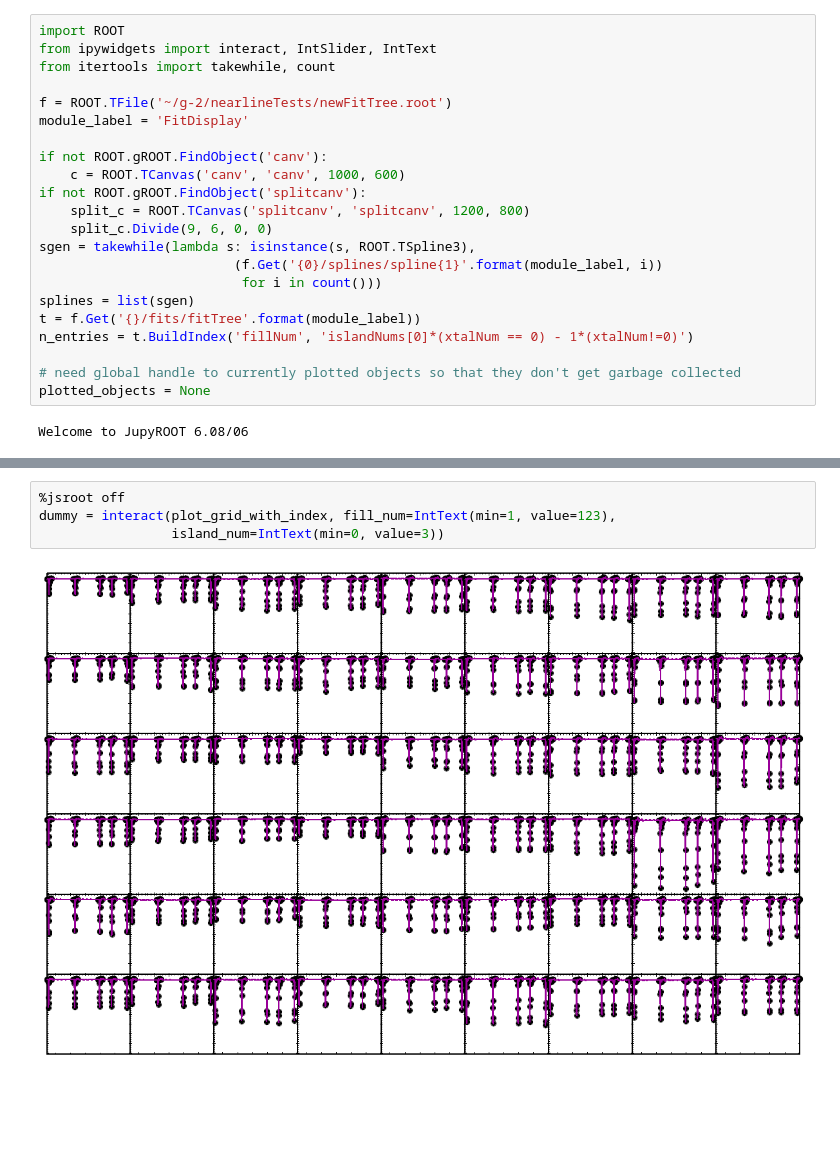
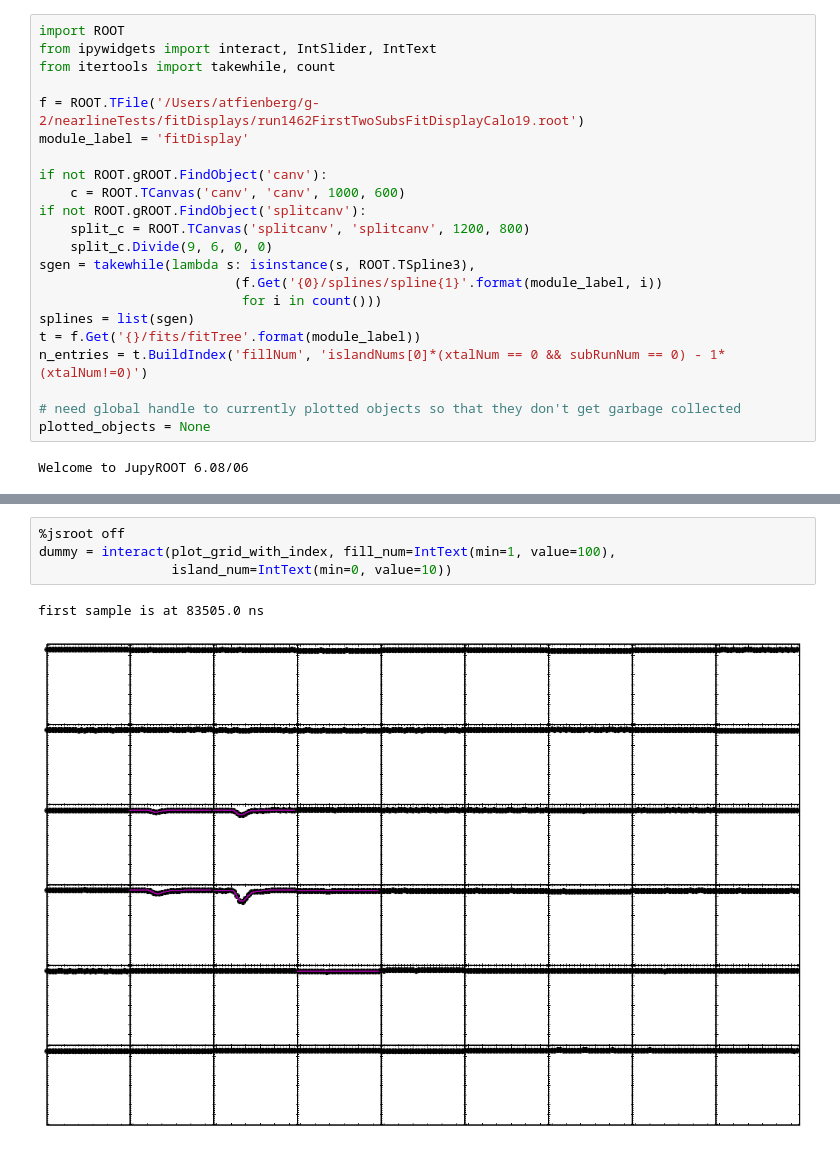
Before and after one commit to atfienberg/fitDisplay, a Jupyter notebook: islandFitDisplay.ipynb, the cells around one changed output, grey strips where cells are left out. Saved outputs shown, nothing was run; the diff lists cells and outputs as text; blank space fills up the shorter version.

Commit message:
uses subrun in index

```diff
--- a/islandFitDisplay.ipynb
+++ b/islandFitDisplay.ipynb
@@ -3,8 +3,8 @@ import ROOT
 from ipywidgets import interact, IntSlider, IntText
 from itertools import takewhile, count
 
-f = ROOT.TFile('~/g-2/nearlineTests/newFitTree.root')
-module_label = 'FitDisplay'
+f = ROOT.TFile('/Users/atfienberg/g-2/nearlineTests/fitDisplays/run1462FirstTwoSubsFitDisplayCalo19.root')
+module_label = 'fitDisplay'
 
 if not ROOT.gROOT.FindObject('canv'):
     c = ROOT.TCanvas('canv', 'canv', 1000, 600)
@@ -16,7 +16,7 @@ sgen = takewhile(lambda s: isinstance(s, ROOT.TSpline3),
                           for i in count()))
 splines = list(sgen)
 t = f.Get('{}/fits/fitTree'.format(module_label))
-n_entries = t.BuildIndex('fillNum', 'islandNums[0]*(xtalNum == 0) - 1*(xtalNum!=0)')
+n_entries = t.BuildIndex('fillNum', 'islandNums[0]*(xtalNum == 0 && subRunNum == 0) - 1*(xtalNum!=0)')
 
 # need global handle to currently plotted objects so that they don't get garbage collected
 plotted_objects = None
@@ -138,6 +139,7 @@ dummy = interact(plot_one_with_index, fill_num=IntSlider(min=1, max=8000, step=1
 # %%
 %jsroot off
-dummy = interact(plot_grid_with_index, fill_num=IntText(min=1, value=123),
-                 island_num=IntText(min=0, value=3))
+dummy = interact(plot_grid_with_index, fill_num=IntText(min=1, value=100),
+                 island_num=IntText(min=0, value=10))
 # %% [output]
+first sample is at 83505.0 ns
-[figure, old version]
+[figure, new version]
```
Also changed, not shown: parts of 5 cells of this notebook, 4 other files.
